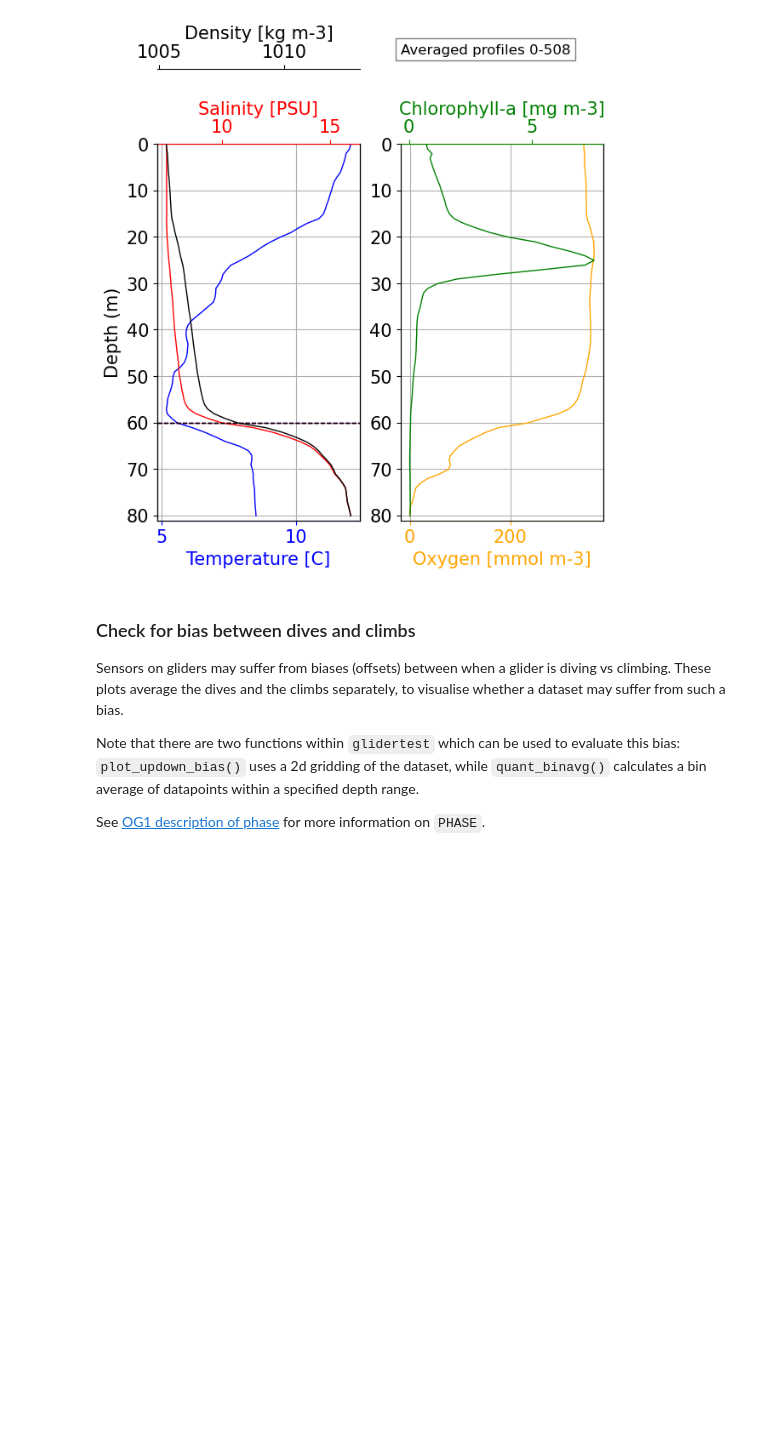
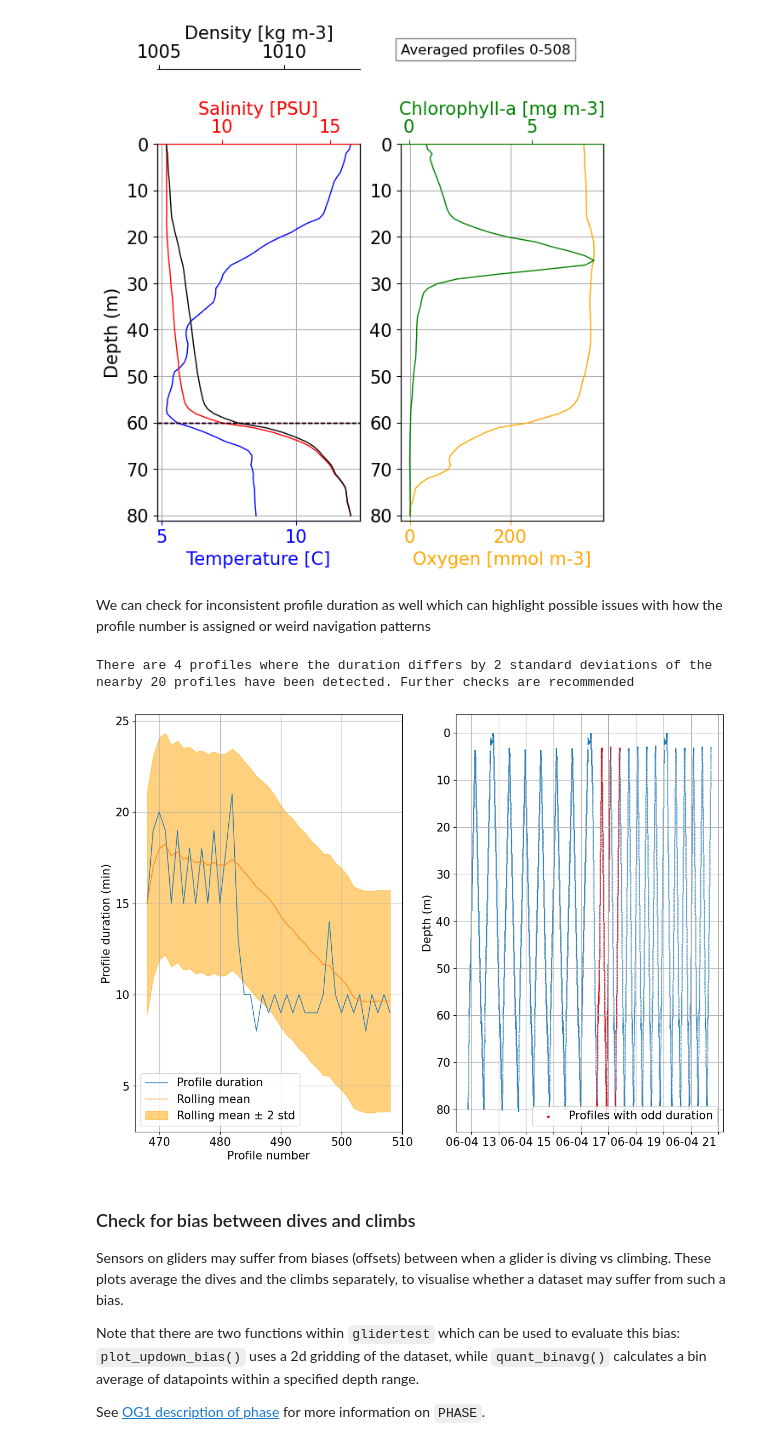
Before and after one commit to OceanGlidersCommunity/glidertest, a Jupyter notebook: demo-output.ipynb, the cells around one changed output. Drawn from its saved outputs; the diff is of its cells as text; code cells hidden in the pictures; blank space fills up the shorter version.

```diff
--- a/demo-output.ipynb
+++ b/demo-output.ipynb
@@ -107,6 +117,16 @@ fig, ax = plots.plot_basic_vars(ds,v_res=1, start_prof=0, end_prof=int(ds.PROFIL
 # %% [output]
 The thermocline, halocline and pycnocline are located at respectively [60.1], [60.1] and [60.1]m as shown in the plots as well
 [figure]
+# %% [markdown]
+We can check for inconsistent profile duration as well which can highlight possible issues with how the profile number is assigned or weird navigation patterns
+# %%
+duration = tools.compute_prof_duration(ds)
+rolling_mean, overtime = tools.find_outlier_duration(duration,rolling=20, std=2)
+
+fig, ax = plots.plot_outlier_duration(ds, rolling_mean, overtime, std=2)
+# %% [output]
+There are 4 profiles where the duration differs by 2 standard deviations of the nearby 20 profiles have been detected. Further checks are recommended
+[figure, added]
 # %% [markdown]
 ### Check for bias between dives and climbs
 
```
Also changed, not shown: parts of 4 cells of this notebook, 29 other files.
